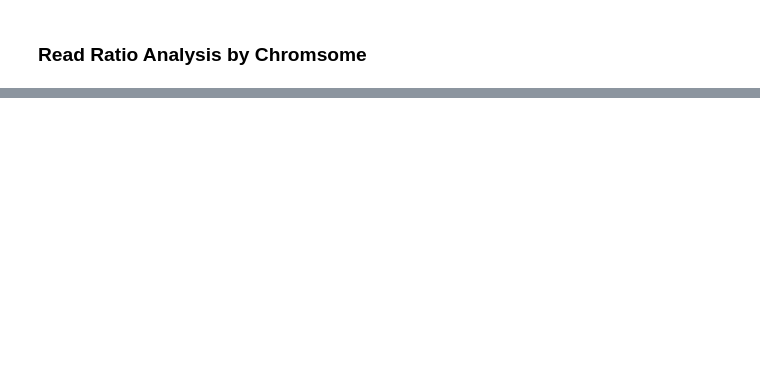
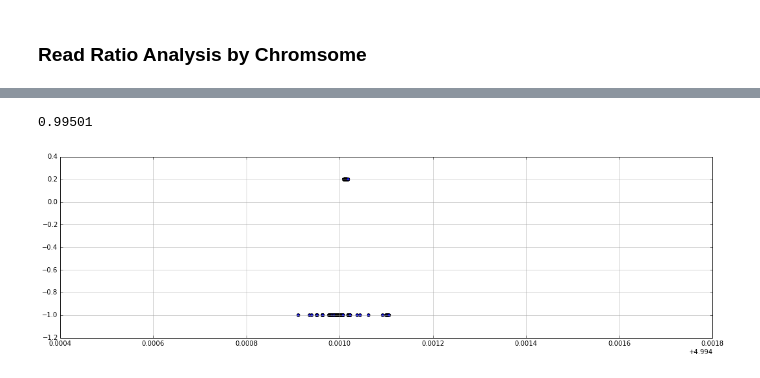
Before and after one commit to hartwigmedical/scripts, a Jupyter notebook: ipython/copy_number_analysis.ipynb, the cells around one changed output, grey strips where cells are left out. Drawn from its saved outputs; the diff is of its cells as text; code cells hidden in the pictures; blank space fills up the shorter version.

```diff
--- a/ipython/copy_number_analysis.ipynb
+++ b/ipython/copy_number_analysis.ipynb
@@ -313,0 +266,17 @@ genes[2][25000000:25000100][:100]
+# %%
+c = 4
+fractionMin = 0
+fractionMax = 1
+pos = 190200000
+print round(pos/float(cd.chromosomeLength[str(c)]),5)
+offset = 0.0001
+fractionMin = pos/float(cd.chromosomeLength[str(c)])-offset
+fractionMax = pos/float(cd.chromosomeLength[str(c)])+offset
+dftemp = dfBAF[(dfBAF.chromPos>c+fractionMin)&(dfBAF.chromPos<c+fractionMax)]
+plt.figure(figsize=[18,5])
+plt.scatter(dftemp.chromPos, dftemp.FittedA)
+plt.grid(b=True, which='both', color='0.65',linestyle='-')
+plt.show()
+# %% [output]
+0.99501
+[figure, added]
```
Also changed, not shown: parts of 40 cells of this notebook, 5 other files.
